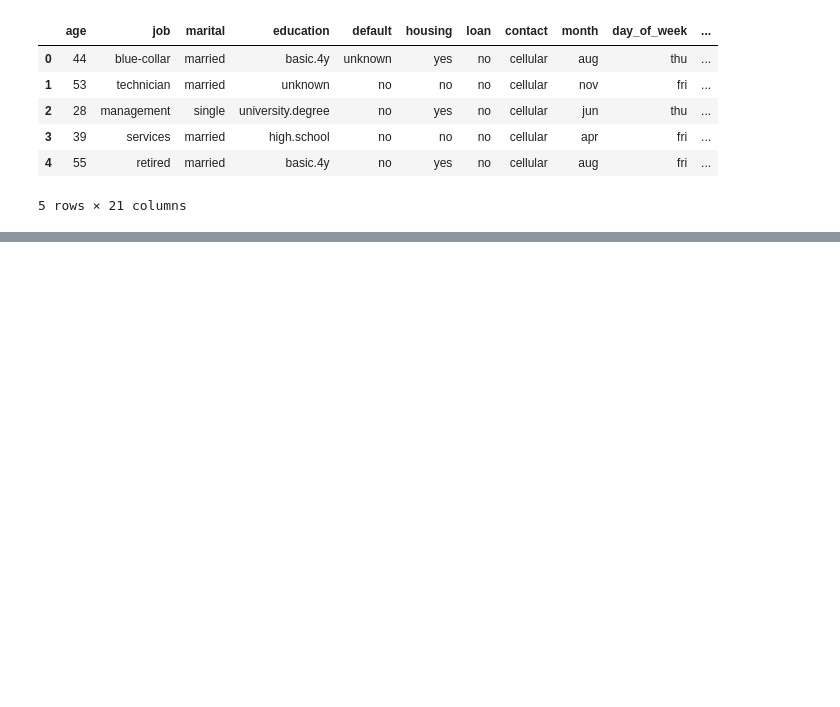
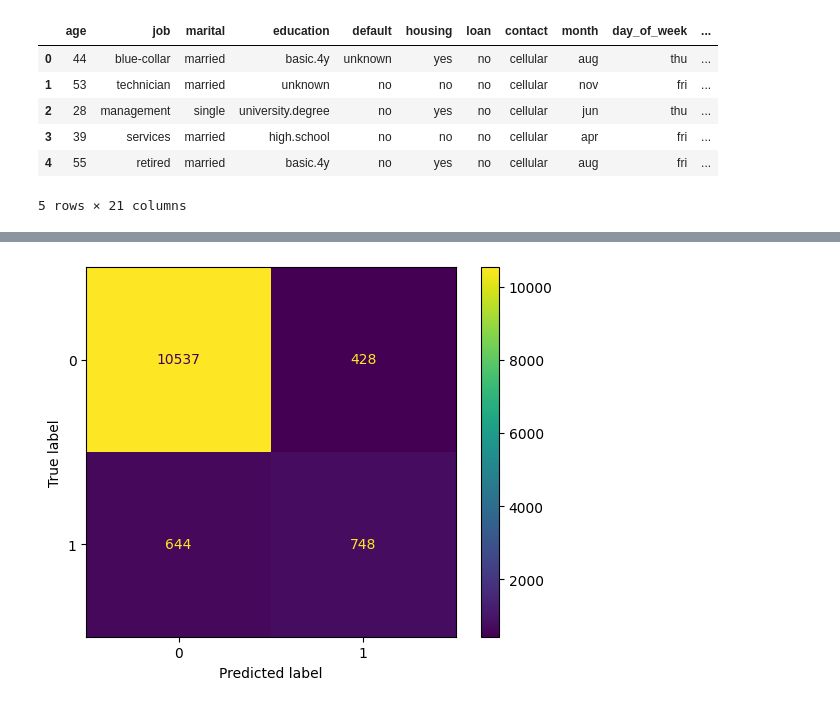
Before and after one commit to ayushzoc/MLFlow, a Jupyter notebook: Experiment Tracking and Model Registry.ipynb, the cells around one changed output, grey strips where cells are left out. Saved outputs shown, nothing was run; the diff lists cells and outputs as text; code cells hidden in the pictures; blank space fills up the shorter version.

```diff
--- a/Experiment Tracking and Model Registry.ipynb
+++ b/Experiment Tracking and Model Registry.ipynb
@@ -167,0 +236,4 @@ def hyper_parameter_tuning(X_train, y_train):
+# %%
+create_confusion_matrix_plot(model, X_test, y_test)
+# %% [output]
+[figure, added]
```
Also changed, not shown: parts of 14 cells of this notebook, 2 other files.
